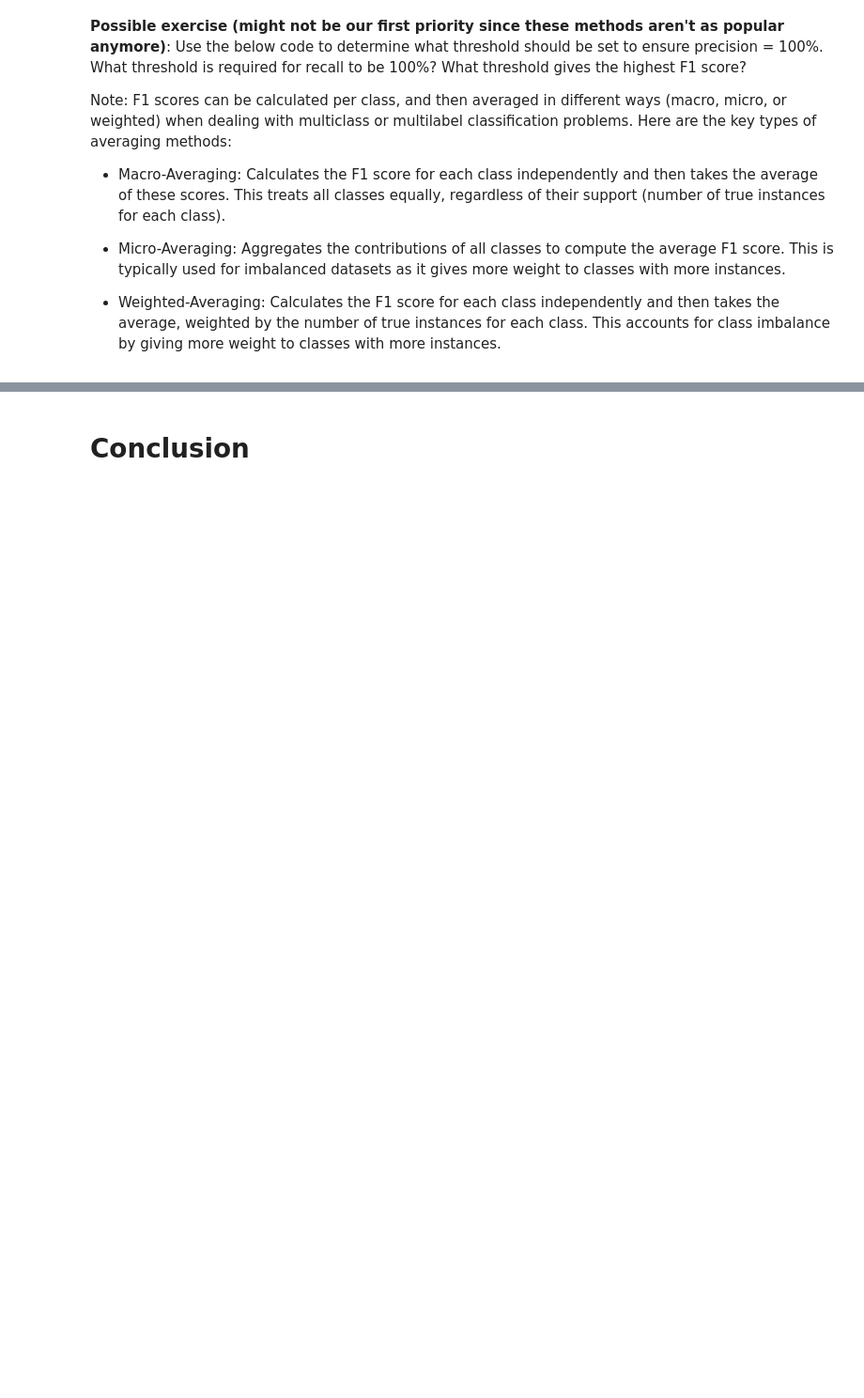
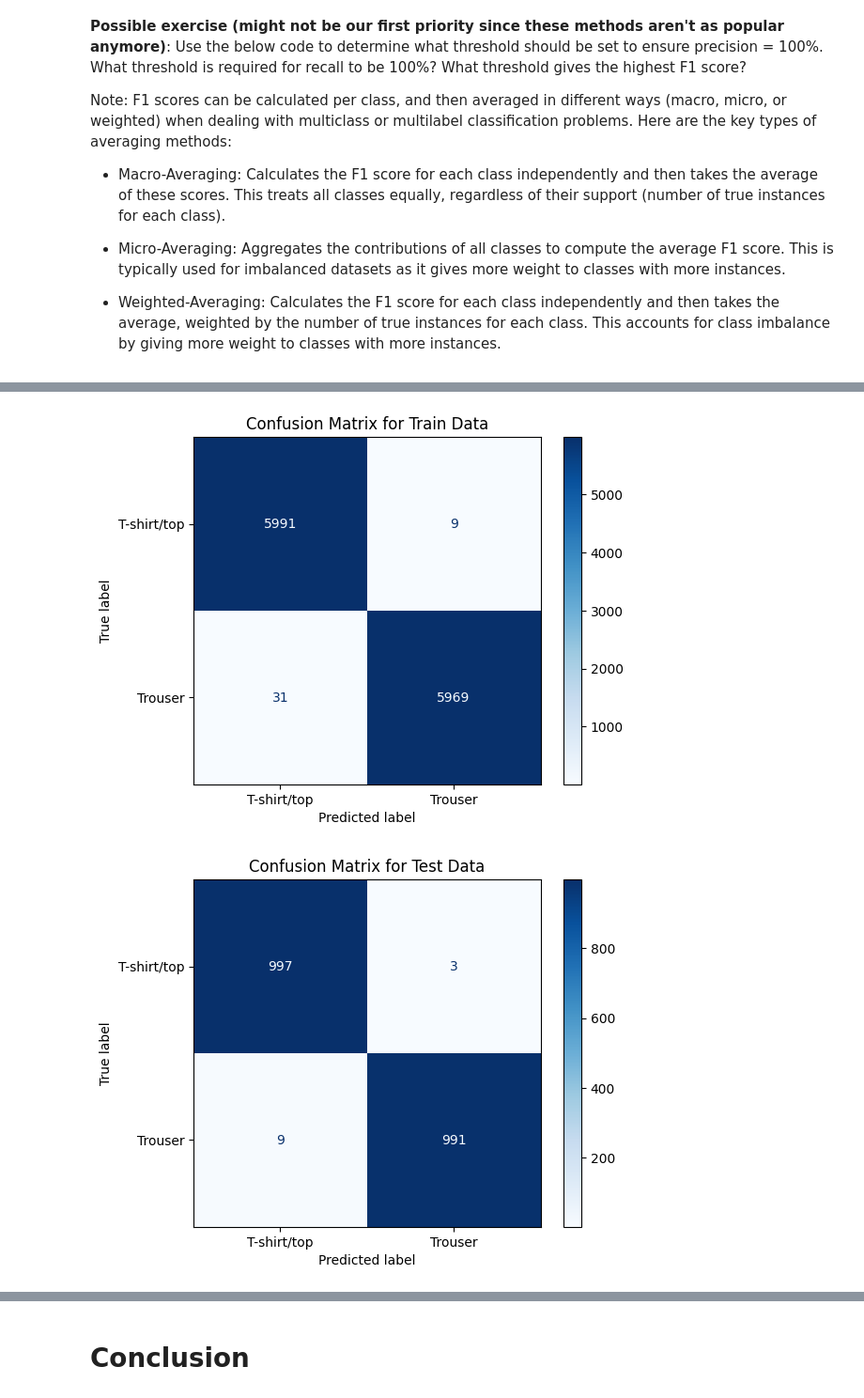
Before and after one commit to carpentries-incubator/fair-explainable-ml, a Jupyter notebook: code/7a-OOD-detection-output-based.ipynb, the cells around one changed output, grey strips where cells are left out. Shown at 94% size. Saved outputs shown, nothing was run; the diff lists cells and outputs as text; code cells hidden in the pictures; blank space fills up the shorter version.

```diff
--- a/code/7a-OOD-detection-output-based.ipynb
+++ b/code/7a-OOD-detection-output-based.ipynb
@@ -509,0 +662,35 @@ Liu et al., Energy-based Out-of-distribution Detection, NeurIPS 2020
+# %%
+from sklearn.metrics import confusion_matrix, ConfusionMatrixDisplay
+
+# Function to plot confusion matrix
+def plot_confusion_matrix(labels, predictions, title):
+    cm = confusion_matrix(labels, predictions, labels=[0, 1])
+    disp = ConfusionMatrixDisplay(confusion_matrix=cm, display_labels=["T-shirt/top", "Trouser"])
+    disp.plot(cmap=plt.cm.Blues)
+    plt.title(title)
+    plt.show()
+
+# Function to evaluate model on a dataset
+def evaluate_model(model, dataloader, device):
+    model.eval()
+    all_labels = []
+    all_predictions = []
+    with torch.no_grad():
+        for inputs, labels in dataloader:
+            inputs, labels = inputs.to(device), labels.to(device)
+            outputs = model(inputs)
+            _, preds = torch.max(outputs, 1)
+            all_labels.extend(labels.cpu().numpy())
+            all_predictions.extend(preds.cpu().numpy())
+    return np.array(all_labels), np.array(all_predictions)
+
+# Evaluate on train data
+train_labels, train_predictions = evaluate_model(model, train_loader, device)
+plot_confusion_matrix(train_labels, train_predictions, "Confusion Matrix for Train Data")
+
+# Evaluate on test data
+test_labels, test_predictions = evaluate_model(model, test_loader, device)
+plot_confusion_matrix(test_labels, test_predictions, "Confusion Matrix for Test Data")
+# %% [output]
+[figure, added]
+[figure, added]
```
Also changed, not shown: parts of 17 cells of this notebook, 1 other file.
